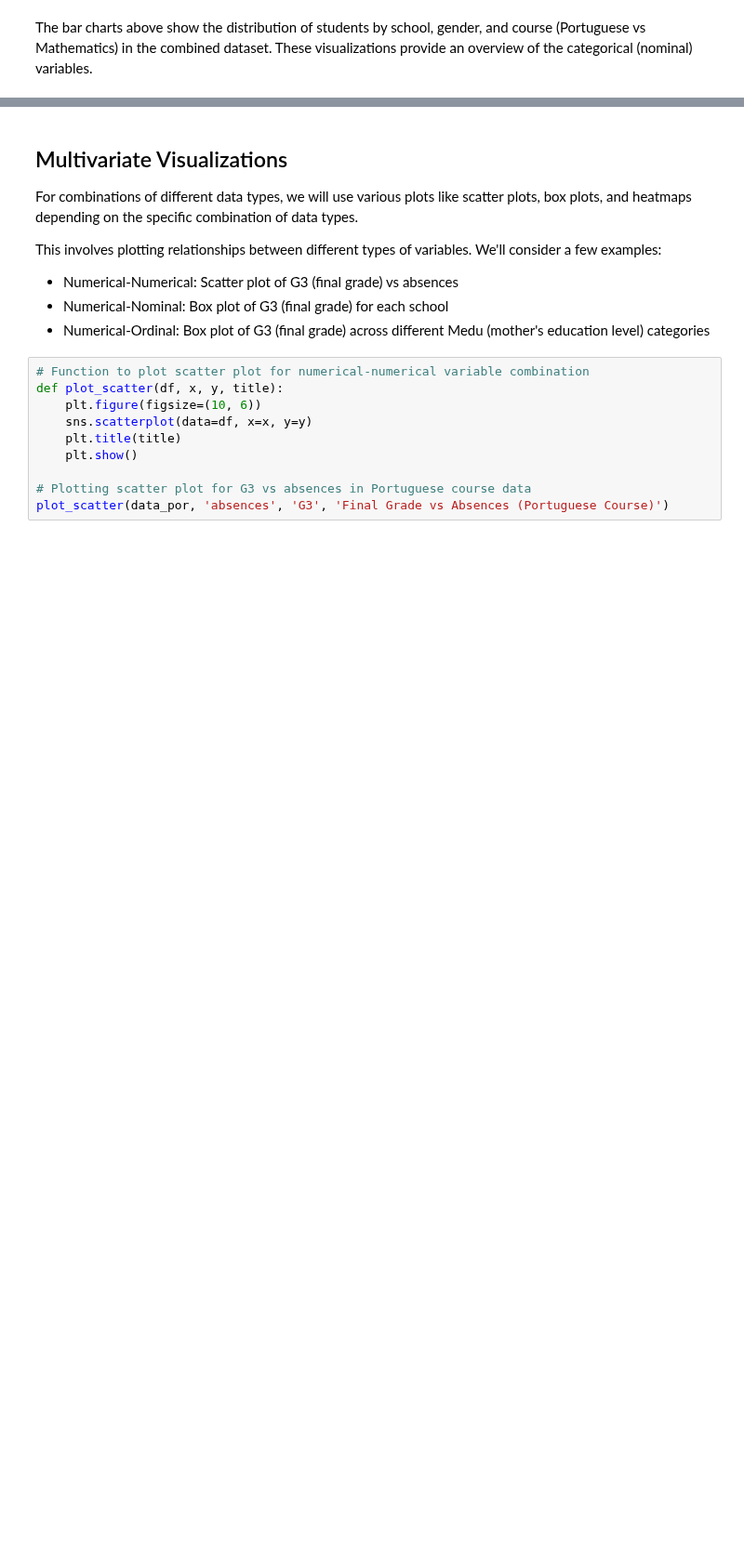
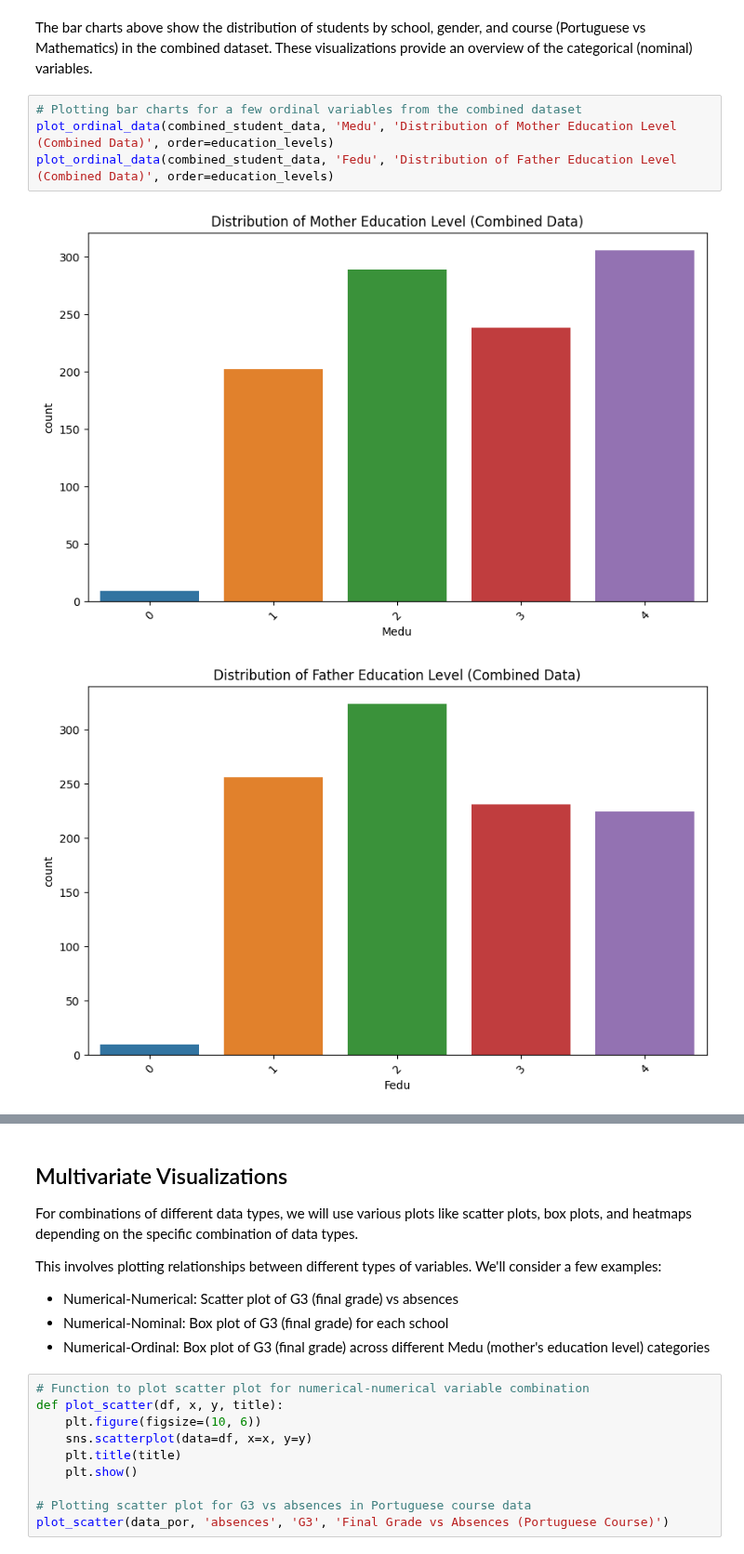
Before and after one commit to carlos-alves-one/Student-Performance-Analysis, a Jupyter notebook: Student_Performance.ipynb, the cells around one changed output, grey strips where cells are left out. Shown at 93% size. Drawn from its saved outputs; the diff is of its cells as text; blank space fills up the shorter version.

Commit message:
Plotting bar charts for a few ordinal variables from the combined dataset

```diff
--- a/Student_Performance.ipynb
+++ b/Student_Performance.ipynb
@@ -734,3 +734,10 @@ plot_nominal_data(combined_student_data, 'course', 'Distribution of Students by
 [figure]
 # %% [markdown]
 The bar charts above show the distribution of students by school, gender, and course (Portuguese vs Mathematics) in the combined dataset. These visualizations provide an overview of the categorical (nominal) variables.
+# %%
+# Plotting bar charts for a few ordinal variables from the combined dataset
+plot_ordinal_data(combined_student_data, 'Medu', 'Distribution of Mother Education Level (Combined Data)', order=education_levels)
+plot_ordinal_data(combined_student_data, 'Fedu', 'Distribution of Father Education Level (Combined Data)', order=education_levels)
+# %% [output]
+[figure, added]
+[figure, added]
```
Also changed, not shown: parts of 1 cell of this notebook.
